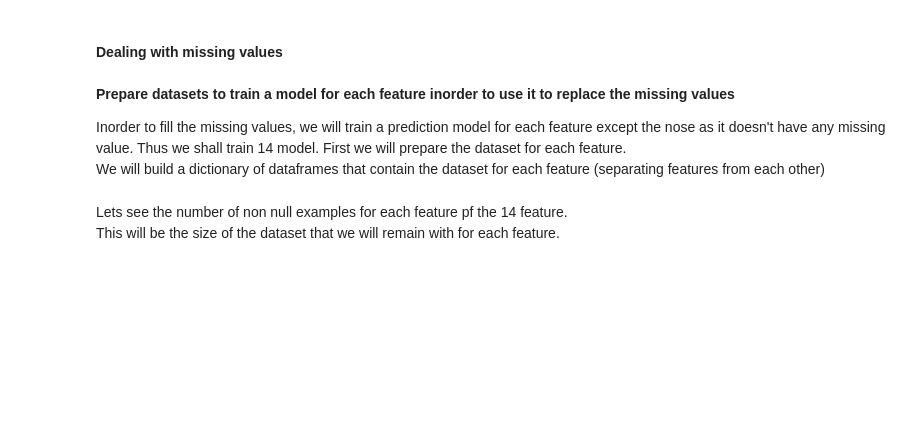
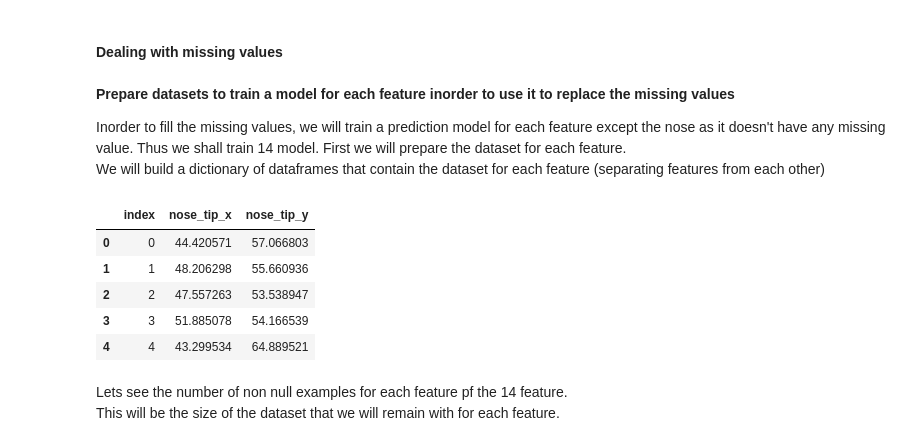
Before and after one commit to mariaafara/face-landmark-detection, a Jupyter notebook: data_preparation.ipynb, the cells around one changed output. Cells and saved outputs as stored; diff of their text form; code cells hidden in the pictures; blank space fills up the shorter version.

```diff
--- a/data_preparation.ipynb
+++ b/data_preparation.ipynb
@@ -195,3 +190,5 @@ fig.savefig("images/missing_features_count.png")
 
 Inorder to fill the missing values, we will train a prediction model for each feature except the nose as it doesn't have any missing value. Thus we shall train 14 model. First we will prepare the dataset for each feature.
 <br> We will build a dictionary of dataframes that contain the dataset for each feature (separating features from each other)
+# %%
+df_nose = train_data[["nose_tip_x","nose_tip_y","Image"]].reset_index()
@@ -198,3 +197,12 @@ Inorder to fill the missing values, we will train a prediction model for each fe
+# %%
+df_nose.head()
+# %% [output]
+|  | index | nose_tip_x | nose_tip_y |
+| 0 | 0 | 44.420571 | 57.066803 |
+| 1 | 1 | 48.206298 | 55.660936 |
+| 2 | 2 | 47.557263 | 53.538947 |
+| 3 | 3 | 51.885078 | 54.166539 |
+| 4 | 4 | 43.299534 | 64.889521 |
 # %%
 dic_train_data={}
 dic_missing_data={}
```
Also changed, not shown: parts of 10 cells of this notebook.
